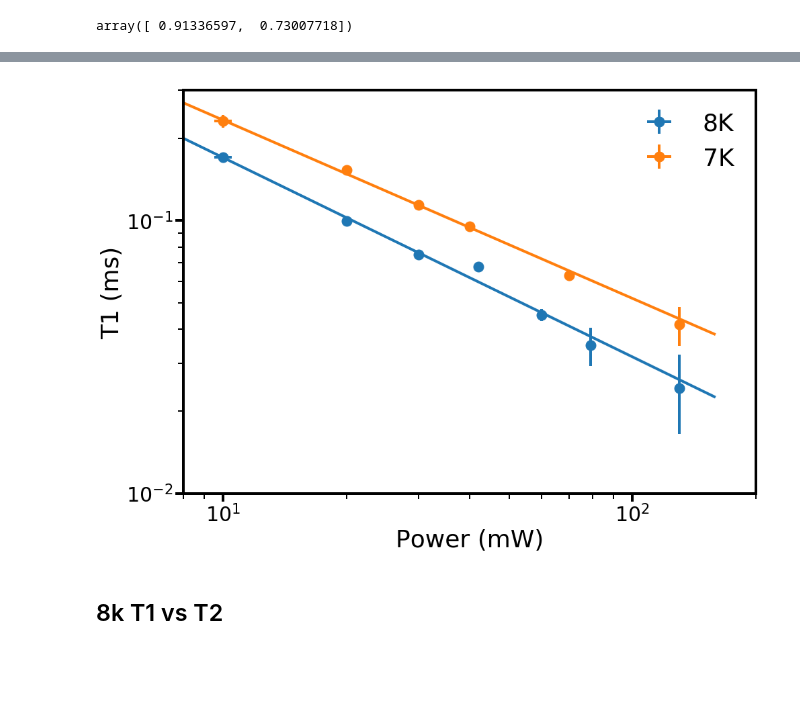
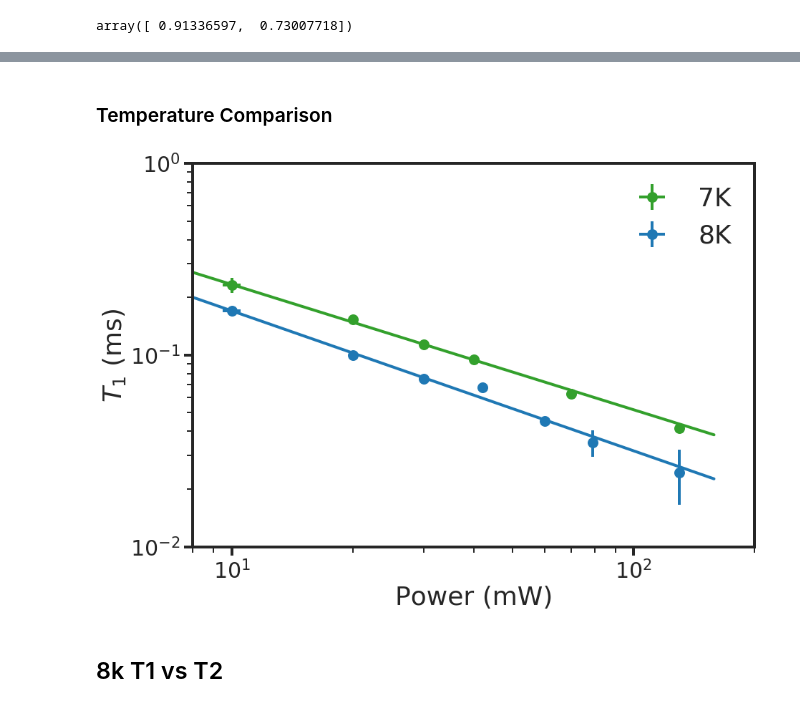
Before and after one commit to Telthor/laserData, a Jupyter notebook: Analysis/1058nm.ipynb, the cells around one changed output, grey strips where cells are left out. Saved outputs shown, nothing was run; the diff lists cells and outputs as text; code cells hidden in the pictures; blank space fills up the shorter version.

Commit message:
Converting notebooks to Seaborn graphs

```diff
--- a/Analysis/1058nm.ipynb
+++ b/Analysis/1058nm.ipynb
@@ -13,6 +13,34 @@ from numpy.fft import fft
 from IPython.core.pylabtools import figsize
 from scipy.optimize import curve_fit
 figsize(15, 10)
+# %%
+import seaborn as sns
+sns.set_style("ticks",{
+
+    'xtick.major.size': 15.0,
+    'ytick.major.size': 15.0,
+    'xtick.minor.size': 10.0,
+    'ytick.minor.size': 10.0,
+    'xtick.major.width': 5.0,
+    'axes.linewidth': 4.0,
+    'font.sans-serif': [u'Bitstream Vera Sans']
+    })
+sns.set_context("paper", font_scale=4, rc = {
+    "lines.linewidth": 4.0,
+    'xtick.major.width': 4.0,
+    'ytick.major.width': 4.0,
+    'xtick.minor.width': 3.0,
+    'ytick.minor.size': 10.0,
+    'ytick.minor.width': 3.0
+
+})
+sns.set_palette("RdBu_r")
+# sns.axes_style(
+#     {
+#     'axes.linewidth': 10.0,
+#     'xtick.major.size': 5.0,
+#     }
+# )
 # %%
 plt.rcParams['axes.linewidth'] = 4.0
 plt.rcParams['xtick.major.size'] = 12.0
@@ -35,4 +63,4 @@ plt.rcParams['font.family'] = 'sans-serif'
 plt.rcParams['font.sans-serif'] = 'DejaVu Sans'
 plt.rcParams.update({'figure.autolayout': False})
 # minorLocator = AutoMinorLocator()
-plt.rcParams.keys()
+# plt.rcParams.keys()
@@ -560,3 +570,4 @@ np.savetxt('T1sa.txt', T1sa)
 np.savetxt('T1sa7kd.txt', T1sa7kd)
 np.savetxt('T1aErrors.txt', T1aErrors)
 np.savetxt('T1aErrors7k.txt', T1aErrors7k)
+T1aErrors7k[-2] = 0.001
@@ -563,25 +582,28 @@ np.savetxt('T1aErrors7k.txt', T1aErrors7k)
+# %% [markdown]
+### Temperature Comparison
 # %%
-axerr = plt.errorbar(T1Powers[4:], T1sa[4:], yerr=T1aErrors[4:], fmt = 'o', label = '8K', ms = 15, xerr=0.5)
-plt.errorbar(T1Powers7k[3:], T1sa7kd[3:], yerr=T1aErrors7k[3:], fmt = 'o', label = '7K', ms = 15, xerr = 0.5)
-plt.plot(powers2, oneOverX2(powers2, *poptT17k), color = 'C1')
-plt.plot(powers2, oneOverX2(powers2, *poptt11058), color = 'C0')
+plt.errorbar(T1Powers7k[3:], T1sa7kd[3:], yerr=T1aErrors7k[3:], fmt = 'o', label = '7K', ms = 15, xerr = 0.5, color='#33a02c')
+axerr = plt.errorbar(T1Powers[4:], T1sa[4:], yerr=T1aErrors[4:], fmt = 'o', label = '8K', ms = 15, xerr=0.5, color = '#1f78b4')
+
+plt.plot(powers2, oneOverX2(powers2, *poptT17k), color = '#33a02c')
+plt.plot(powers2, oneOverX2(powers2, *poptt11058), color = '#1f78b4')
 plt.legend(fontsize = 36, ncol = 1, fancybox = True, frameon = False, framealpha = 0)
 
 
 
 plt.xlim(8, 200)
 plt.xlabel('Power (mW)')
-plt.ylabel('T1 (ms)')
+plt.ylabel(r'$T_1$ (ms)')
 plt.xscale('log')
 plt.yscale('log')
-plt.ylim(0.01, 0.3)
+plt.ylim(0.01, 1)
 # plt.legend(fontsize = 18, ncol = 1, fancybox = True, frameon = False, framealpha = 0)
 plt.tight_layout()
 # plt.show()
 # print(T1Powers, T1s, T1Errors)
 plt.savefig('Figures/T17Kvs8k_1058nmTest.pdf', transparent=True)
 # %% [output]
-[figure, old version]
+[figure, new version]
 # %% [markdown]
 ## 8k T1 vs T2
 # %%
```
Also changed, not shown: parts of 35 cells of this notebook, 36 other files.
